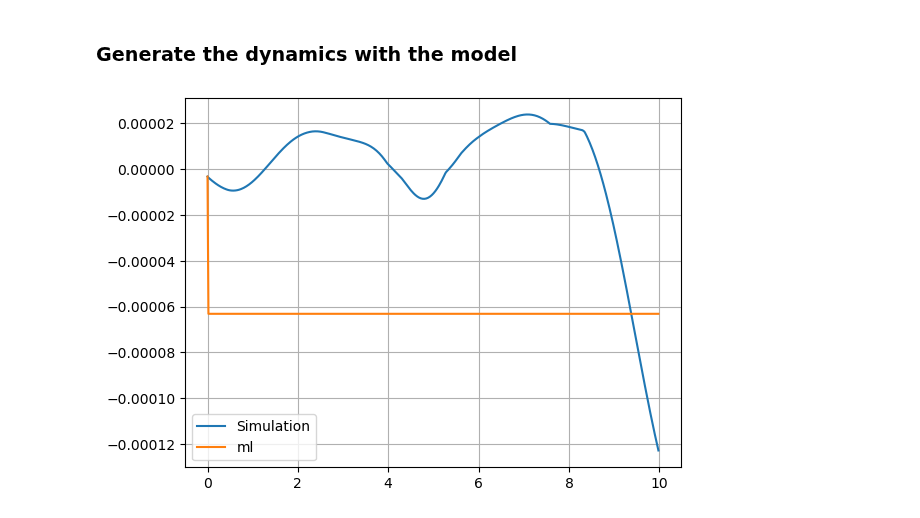
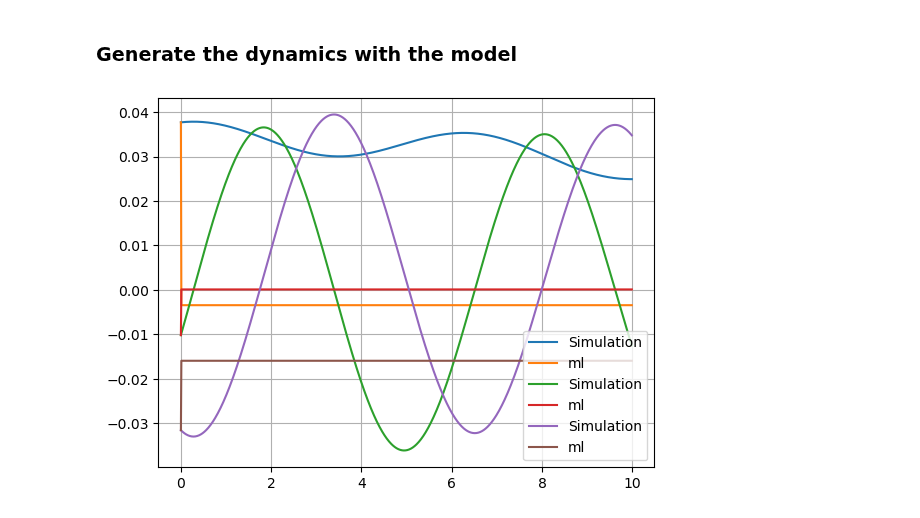
Before and after one commit to giovannicemin/master_thesis, a Jupyter notebook: project/Results.ipynb, the cells around one changed output. Drawn from its saved outputs; the diff is of its cells as text; code cells hidden in the pictures.

Commit message:
Deleted wrong trained data, minor modifications. The training procedure is still not working

```diff
--- a/project/Results.ipynb
+++ b/project/Results.ipynb
@@ -12,7 +12,7 @@ from pathlib import Path
 prms = {'L' : 10,                # length of spin chain
         'sites' : [0, 1],        # sites of the subsystem S spins
         'omega' : 1,             # Rabi frequency
-        'beta' : 0.001,          # inverse temperature
+        'beta' : 0.1,          # inverse temperature
         'potential' : 0.1,       # interaction of subsystem's S spins
         'potential_' : None,     # interaction of bath spins, if None same as potential
         'T' : 10,                # total time for the evolution
@@ -75,3 +75,12 @@ system.thermalize()
 system.evolve()
 
 results = system.return_results()
+# %%
+keys = ['I1X2', 'I1Y2', 'I1Z2', 'X1I2', 'X1X2']
+
+t = np.arange(0, 10, prms['dt'])
+
+for key in keys:
+    plt.plot(t, results[key], label='Simulation')
+plt.legend()
+plt.grid()
@@ -83,18 +94,21 @@ ml_dyn = results[:1]
 X = torch.tensor(ml_dyn.to_numpy())
 
 for i in range(len(results)-1):
-    y = model.forward(X)
-    ml_dyn = pd.concat((ml_dyn, pd.DataFrame(y.detach().numpy(), columns=ml_dyn.keys())))
-    X = y
+    with torch.no_grad():
+        y = model.forward(X.float())
+        #ml_dyn.loc[i+1] = y.detach().numpy()
+        ml_dyn = pd.concat((ml_dyn, pd.DataFrame(y.numpy(), columns=ml_dyn.keys())))
+        X = y
 # %%
-keys = ['Z1X2']
+#keys = ['X1I2', 'Y1I2', 'Z1I2']
+keys = ['I1X2', 'I1Y2', 'I1Z2']
 
 t = np.arange(0, 10, prms['dt'])
 
 for key in keys:
     plt.plot(t, results[key], label='Simulation')
     plt.plot(t, ml_dyn[key], label='ml')
 plt.legend()
 plt.grid()
 # %% [output]
-[figure, old version]
+[figure, new version]
```
Also changed, not shown: parts of 2 cells of this notebook, 29 other files.
